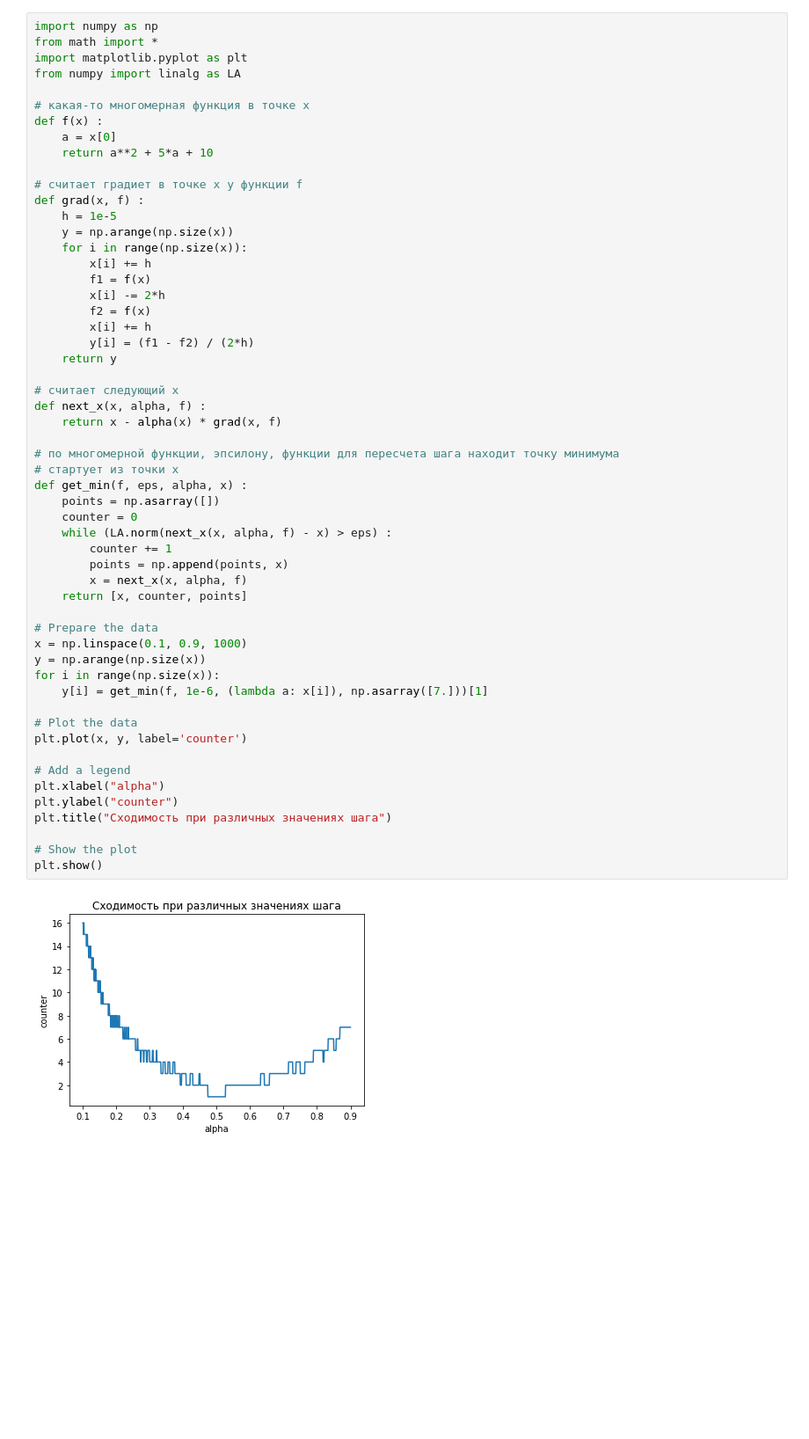
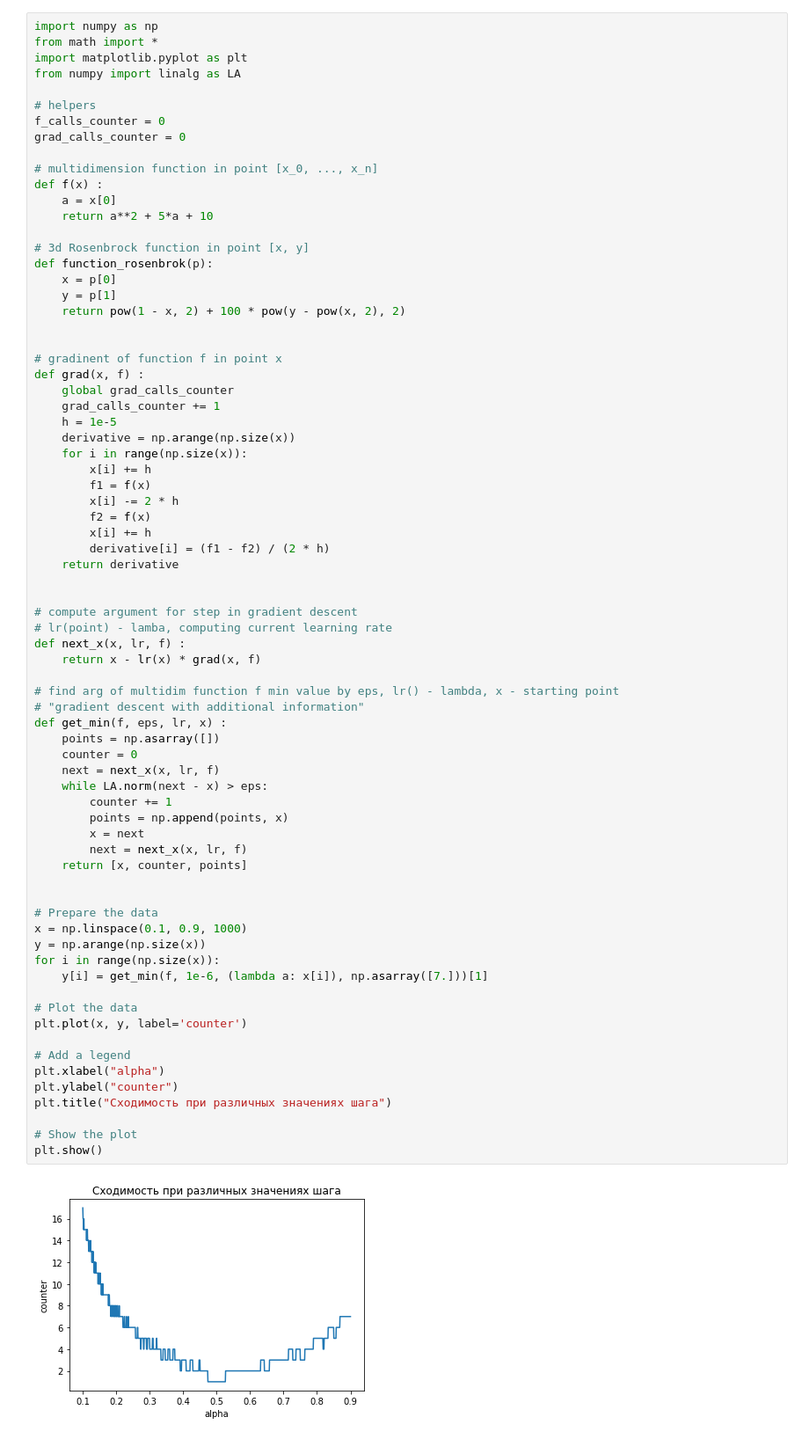
Before and after one commit to Volodka22/MetOpt, a Jupyter notebook: ans.ipynb, the cells around one changed output. Shown at 88% size. Drawn from its saved outputs; the diff is of its cells as text; blank space fills up the shorter version.

```diff
--- a/ans.ipynb
+++ b/ans.ipynb
@@ -6,55 +7,73 @@ from math import *
 import matplotlib.pyplot as plt
 from numpy import linalg as LA
 
-# какая-то многомерная функция в точке x
+# helpers
+f_calls_counter = 0
+grad_calls_counter = 0
+
+# multidimension function in point [x_0, ..., x_n]
 def f(x) :
     a = x[0]
     return a**2 + 5*a + 10
 
-# считает градиет в точке x у функции f
+# 3d Rosenbrock function in point [x, y]
+def function_rosenbrok(p):
+    x = p[0]
+    y = p[1]
+    return pow(1 - x, 2) + 100 * pow(y - pow(x, 2), 2)
+
+
+# gradinent of function f in point x
 def grad(x, f) :
+    global grad_calls_counter
+    grad_calls_counter += 1
     h = 1e-5
-    y = np.arange(np.size(x))
+    derivative = np.arange(np.size(x))
     for i in range(np.size(x)):
         x[i] += h
         f1 = f(x)
-        x[i] -= 2*h
+        x[i] -= 2 * h
         f2 = f(x)
         x[i] += h
-        y[i] = (f1 - f2) / (2*h)
-    return y
+        derivative[i] = (f1 - f2) / (2 * h)
+    return derivative
 
-# считает следующий x
-def next_x(x, alpha, f) :
-    return x - alpha(x) * grad(x, f)
 
-# по многомерной функции, эпсилону, функции для пересчета шага находит точку минимума
-# стартует из точки x
-def get_min(f, eps, alpha, x) :
+# compute argument for step in gradient descent
+# lr(point) - lamba, computing current learning rate
+def next_x(x, lr, f) :
+    return x - lr(x) * grad(x, f)
+
+# find arg of multidim function f min value by eps, lr() - lambda, x - starting point
+# "gradient descent with additional information"
+def get_min(f, eps, lr, x) :
     points = np.asarray([])
     counter = 0
-    while (LA.norm(next_x(x, alpha, f) - x) > eps) :
+    next = next_x(x, lr, f)
+    while LA.norm(next - x) > eps:
         counter += 1
         points = np.append(points, x)
-        x = next_x(x, alpha, f)
+        x = next
+        next = next_x(x, lr, f)
     return [x, counter, points]
+
 
 # Prepare the data
 x = np.linspace(0.1, 0.9, 1000)
 y = np.arange(np.size(x))
 for i in range(np.size(x)):
     y[i] = get_min(f, 1e-6, (lambda a: x[i]), np.asarray([7.]))[1]
 
 # Plot the data
 plt.plot(x, y, label='counter')
 
 # Add a legend
 plt.xlabel("alpha")
 plt.ylabel("counter")
 plt.title("Сходимость при различных значениях шага")
 
 # Show the plot
 plt.show()
 # %% [output]
-[figure, old version]
+[figure, new version]
 # %% [markdown]
```
Also changed, not shown: parts of 13 cells of this notebook.
